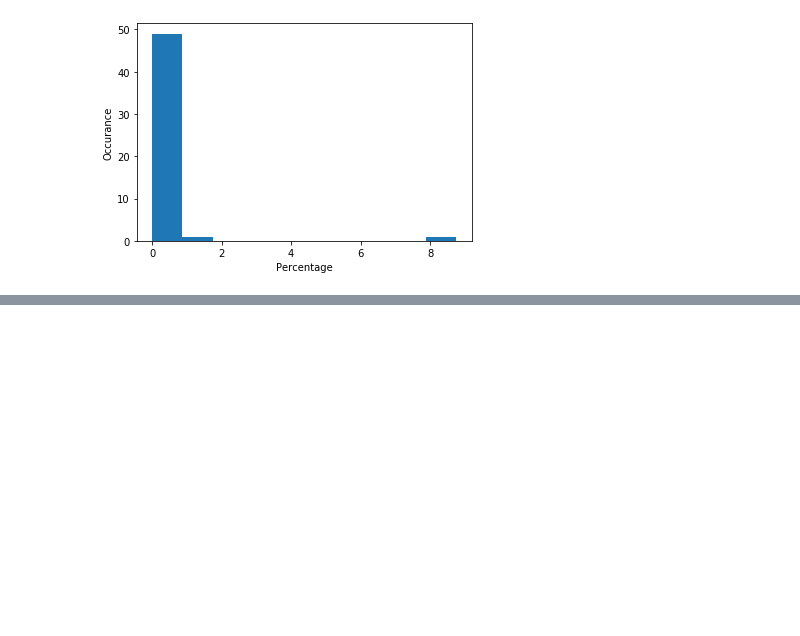
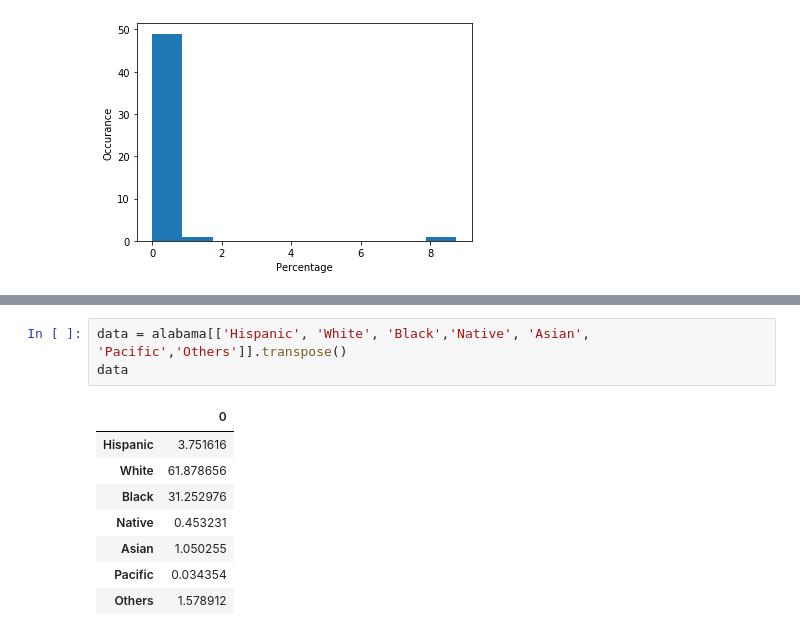
Before and after one commit to hassan-ak/PIAIC-AI, a Jupyter notebook: Q2/Classes/Pandas/assignment/assignment1/PIAIC53818_Assignment01_Pandas.ipynb, the cells around one changed output, grey strips where cells are left out. Drawn from its saved outputs; the diff is of its cells as text; blank space fills up the shorter version.

```diff
--- a/Q2/Classes/Pandas/assignment/assignment1/PIAIC53818_Assignment01_Pandas.ipynb
+++ b/Q2/Classes/Pandas/assignment/assignment1/PIAIC53818_Assignment01_Pandas.ipynb
@@ -643,0 +696,12 @@ Pacific
+# %%
+data = alabama[['Hispanic', 'White', 'Black','Native', 'Asian', 'Pacific','Others']].transpose()
+data
+# %% [output]
+|  | 0 |
+| Hispanic | 3.751616 |
+| White | 61.878656 |
+| Black | 31.252976 |
+| Native | 0.453231 |
+| Asian | 1.050255 |
+| Pacific | 0.034354 |
+| Others | 1.578912 |
```
Also changed, not shown: parts of 11 cells of this notebook.
